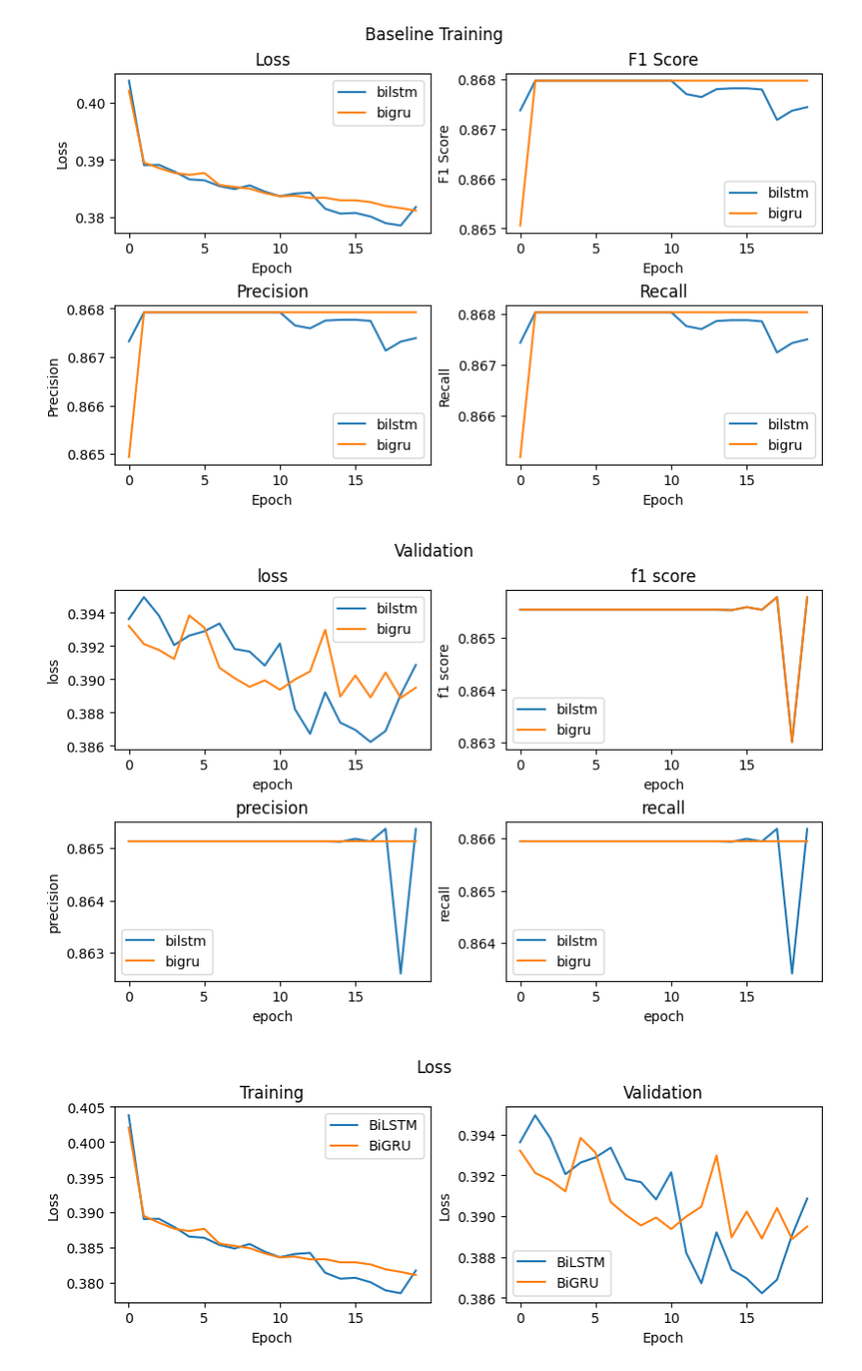
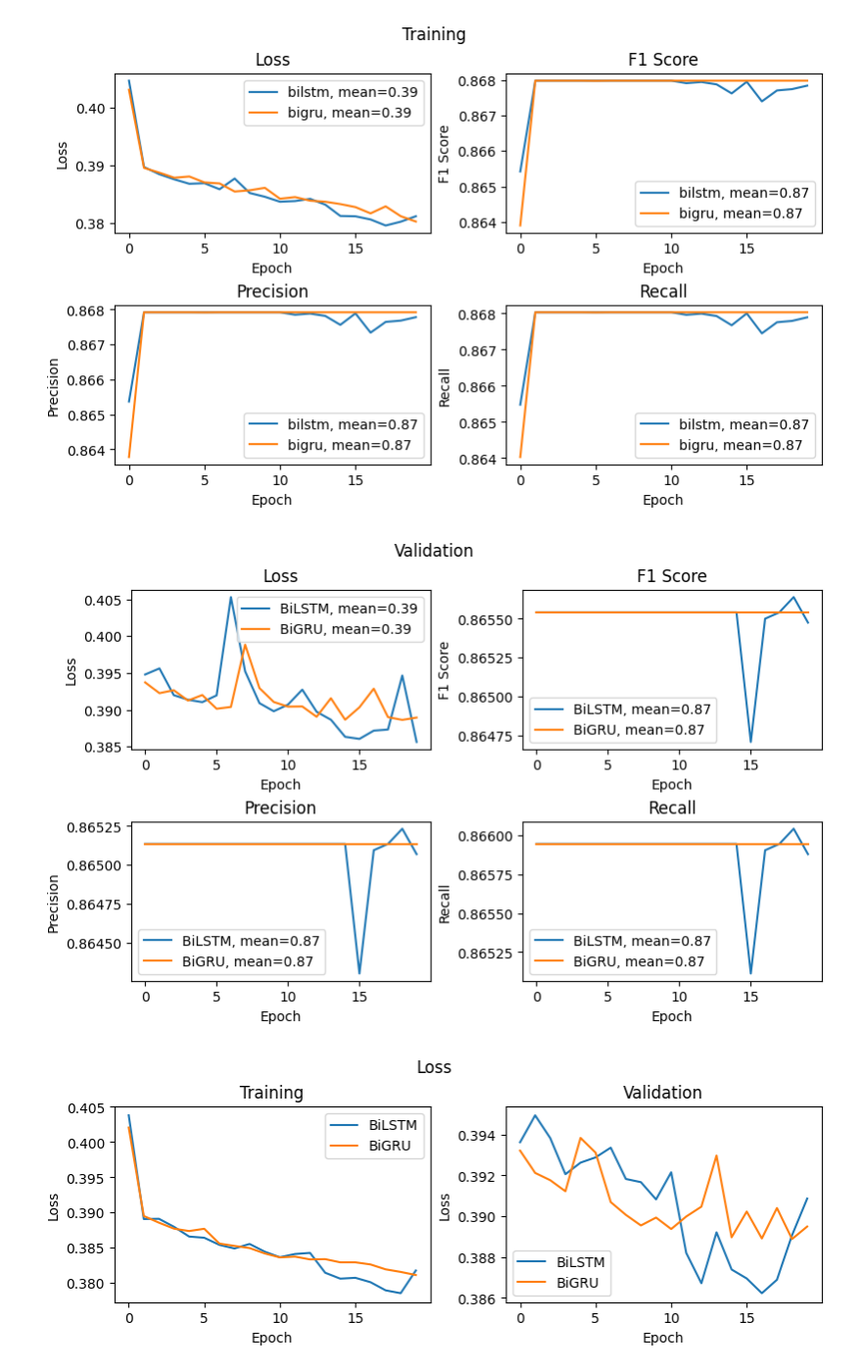
Before and after one commit to anwari32/sequence-processing, a Jupyter notebook: baseline_viz.ipynb, the cells around one changed output. Shown at 98% size. Saved outputs shown, nothing was run; the diff lists cells and outputs as text; code cells hidden in the pictures.

```diff
--- a/baseline_viz.ipynb
+++ b/baseline_viz.ipynb
@@ -1,13 +1,14 @@
 # %%
 import pandas as pd
+import numpy as np
 import matplotlib.pyplot as plt
 import os
 
 work_dir = os.path.join("run", "baseline", "basic") # change this to another folder name.
 log_dir = os.path.join(work_dir, "log")
 
-bilstm_log_file = "training_validation_log.arch_bilstm.csv"
-bigru_log_file = "training_validation_log.arch_bigru.csv"
+bilstm_log_file = "log.bilstm.csv"
+bigru_log_file = "log.bigru.csv"
 
 bilstm_df = pd.read_csv(
     os.path.join(log_dir, bilstm_log_file)
@@ -26,12 +27,12 @@ figs, axes = plt.subplots(nrows=2, ncols=2, constrained_layout=True, figsize=def
 axes[0][0].plot(
     xs,
     bilstm_df["loss"].values,
-    label="bilstm"
+    label=f"bilstm, mean={round(np.average(bigru_df['loss'].values), 2)}"
 )
 axes[0][0].plot(
     xs,
     bigru_df["loss"].values,
-    label="bigru"
+    label=f"bigru, mean={round(np.average(bigru_df['loss'].values), 2)}"
 )
 axes[0][0].set(xlabel="Epoch", ylabel="Loss", title="Loss")
 axes[0][0].legend()
@@ -40,12 +41,12 @@ axes[0][0].legend()
 axes[0][1].plot(
     xs,
     bilstm_df["f1_score"].values,
-    label="bilstm"
+    label=f"bilstm, mean={round(np.average(bilstm_df['f1_score'].values), 2)}"
 )
 axes[0][1].plot(
     xs,
     bigru_df["f1_score"].values,
-    label="bigru"
+    label=f"bigru, mean={round(np.average(bigru_df['f1_score'].values), 2)}"
 )
 axes[0][1].set(xlabel="Epoch", ylabel="F1 Score", title="F1 Score")
 axes[0][1].legend()
@@ -54,12 +55,12 @@ axes[0][1].legend()
 axes[1][0].plot(
     xs,
     bilstm_df["precision"].values,
-    label="bilstm"
+    label=f"bilstm, mean={round(np.average(bilstm_df['precision'].values), 2)}"
 )
 axes[1][0].plot(
     xs,
     bigru_df["precision"].values,
-    label="bigru"
+    label=f"bigru, mean={round(np.average(bigru_df['precision'].values), 2)}"
 )
 axes[1][0].set(xlabel="Epoch", ylabel="Precision", title="Precision")
 axes[1][0].legend()
@@ -68,21 +69,21 @@ axes[1][0].legend()
 axes[1][1].plot(
     xs,
     bilstm_df["recall"].values,
-    label="bilstm"
+    label=f"bilstm, mean={round(np.average(bilstm_df['recall'].values), 2)}"
 )
 axes[1][1].plot(
     xs,
     bigru_df["recall"].values,
-    label="bigru"
+    label=f"bigru, mean={round(np.average(bigru_df['recall'].values), 2)}"
 )
 axes[1][1].set(xlabel="Epoch", ylabel="Recall", title="Recall")
 axes[1][1].legend()
 
 
-plt.suptitle("Baseline Training")
+plt.suptitle("Training")
 plt.show()
 # %% [output]
-[figure, old version]
+[figure, new version]
 # %%
 xs = [i for i in range(20)]
 figs, axes = plt.subplots(nrows=2, ncols=2, constrained_layout=True, figsize=default_figsize)
@@ -91,12 +92,12 @@ figs, axes = plt.subplots(nrows=2, ncols=2, constrained_layout=True, figsize=def
 axes[0][0].plot(
     xs,
     bilstm_df["val_loss"].values,
-    label="bilstm"
+    label=f"BiLSTM, mean={round(np.average(bilstm_df['val_loss'].values), 2)}"
 )
 axes[0][0].plot(
     xs,
     bigru_df["val_loss"].values,
-    label="BiGRU"
+    label=f"BiGRU, mean={round(np.average(bigru_df['val_loss'].values), 2)}"
 )
 axes[0][0].set(xlabel="Epoch", ylabel="Loss", title="Loss")
 axes[0][0].legend()
@@ -105,49 +106,49 @@ axes[0][0].legend()
 axes[0][1].plot(
     xs,
     bilstm_df["val_f1_score"].values,
-    label="BiLSTM"
+    label=f"BiLSTM, mean={round(np.average(bilstm_df['val_f1_score'].values), 2)}"
 )
 axes[0][1].plot(
     xs,
     bigru_df["val_f1_score"].values,
-    label="BiGRU"
+    label=f"BiGRU, mean={round(np.average(bigru_df['val_f1_score'].values), 2)}"
 )
 axes[0][1].set(xlabel="Epoch", ylabel="F1 Score", title="F1 Score")
 axes[0][1].legend()
 
 # precision
 axes[1][0].plot(
     xs,
     bilstm_df["val_precision"].values,
-    label="BiLSTM"
+    label=f"BiLSTM, mean={round(np.average(bilstm_df['val_precision'].values), 2)}"
 )
 axes[1][0].plot(
     xs,
     bigru_df["val_precision"].values,
-    label="BiGRU"
+    label=f"BiGRU, mean={round(np.average(bigru_df['val_precision'].values), 2)}"
 )
 axes[1][0].set(xlabel="Epoch", ylabel="Precision", title="Precision")
 axes[1][0].legend()
 
 # recall
 axes[1][1].plot(
     xs,
     bilstm_df["val_recall"].values,
-    label="BiLSTM"
+    label=f"BiLSTM, mean={round(np.average(bilstm_df['val_recall'].values), 2)}"
 )
 axes[1][1].plot(
     xs,
     bigru_df["val_recall"].values,
-    label="BiGRU"
+    label=f"BiGRU, mean={round(np.average(bigru_df['val_recall'].values), 2)}"
 )
 axes[1][1].set(xlabel="Epoch", ylabel="Recall", title="Recall")
 axes[1][1].legend()
 
 
 plt.suptitle("Validation")
 plt.show()
 # %% [output]
-[figure, old version]
+[figure, new version]
 # %%
 xs = [i for i in range(20)]
 figs, axes = plt.subplots(nrows=1, ncols=2, constrained_layout=True, figsize=(8, 3))
```
Also changed, not shown: parts of 7 cells of this notebook, 11 other files.
